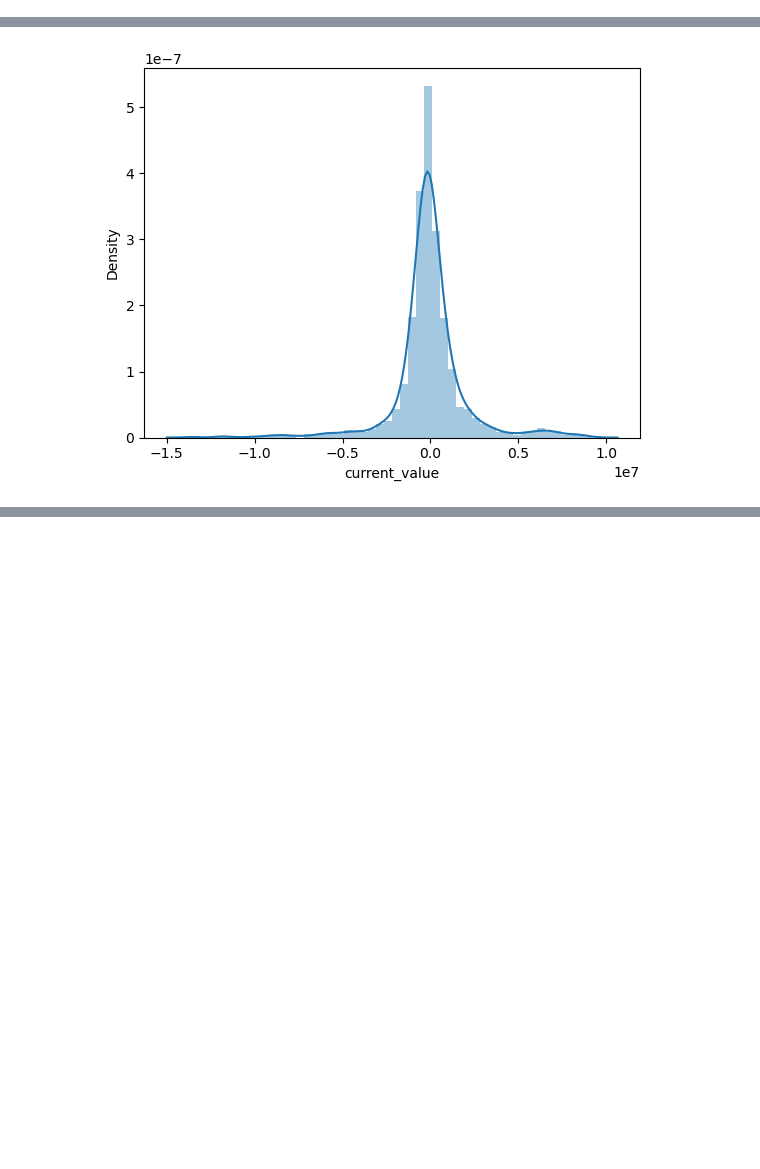
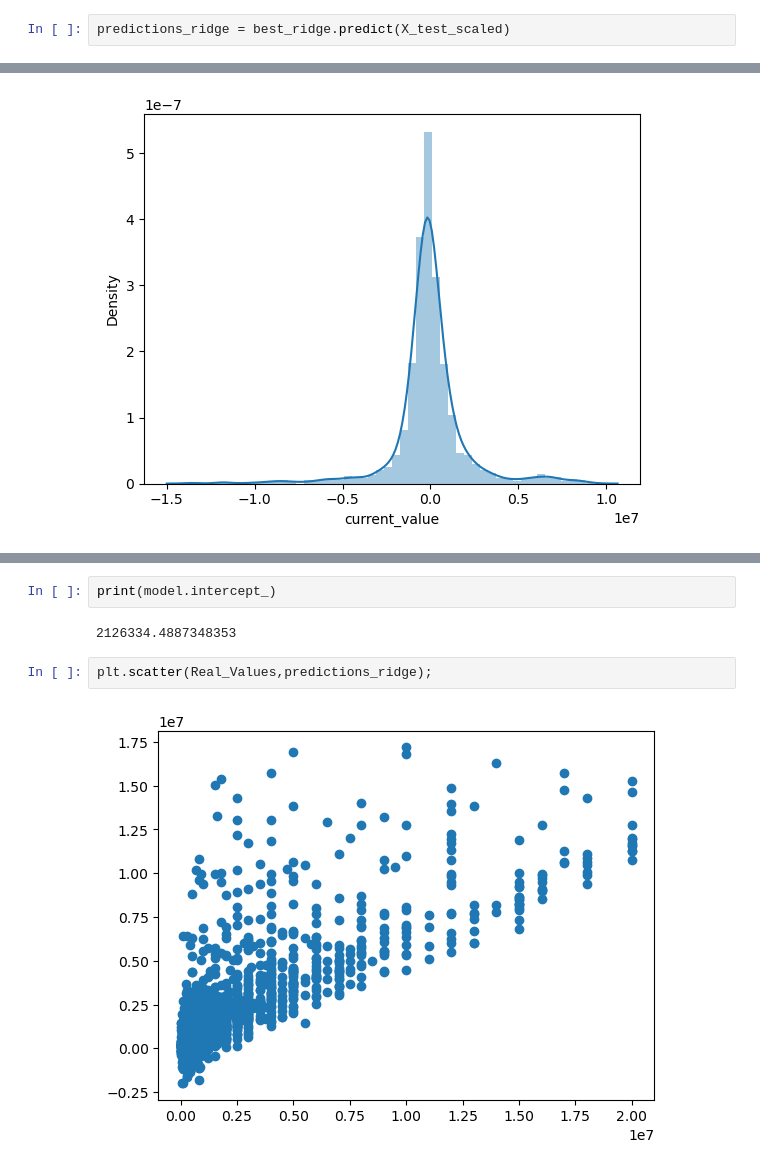
Before and after one commit to Sarraakhalil/Usecase-7, a Jupyter notebook: 01 ML - Linear_Regression.ipynb, the cells around one changed output, grey strips where cells are left out. Drawn from its saved outputs; the diff is of its cells as text; blank space fills up the shorter version.

```diff
--- a/01 ML - Linear_Regression.ipynb
+++ b/01 ML - Linear_Regression.ipynb
@@ -403,3 +403,5 @@ R Square for testing: 0.6228384776921083
 # %%
 predictions = model.predict(X_test_scaled)
 #predictions
+# %%
+predictions_ridge = best_ridge.predict(X_test_scaled)
@@ -418,0 +587,8 @@ sns.distplot((y_test-predictions),bins=50); # it's good if we get normal distrib
+# %%
+print(model.intercept_)
+# %% [output]
+2126334.4887348353
+# %%
+plt.scatter(Real_Values,predictions_ridge);
+# %% [output]
+[figure, added]
```
Also changed, not shown: parts of 31 cells of this notebook.
